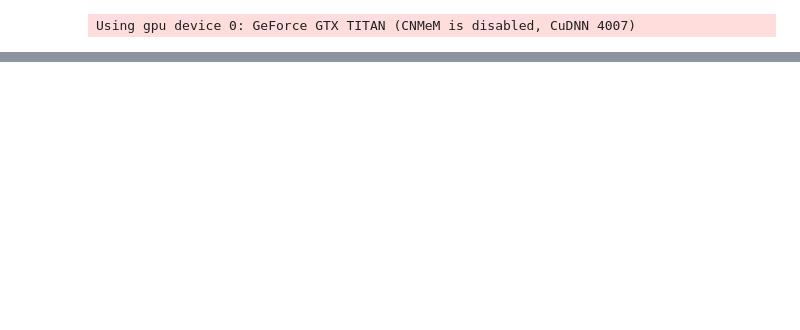
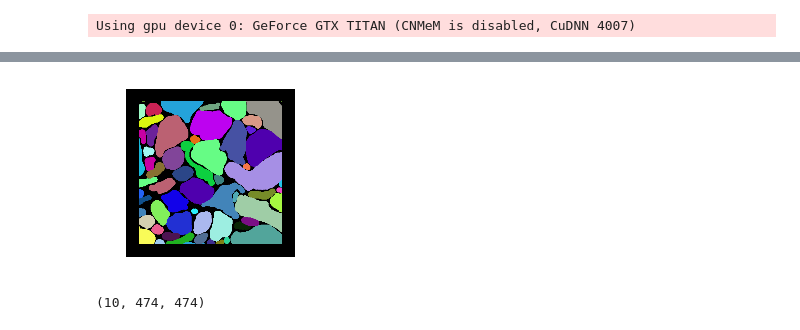
Before and after one commit to VCG/gp, a Jupyter notebook: ipy_test/DOJOFocusedProofreading.ipynb, the cells around one changed output, grey strips where cells are left out. Drawn from its saved outputs; the diff is of its cells as text; code cells hidden in the pictures; blank space fills up the shorter version.

```diff
--- a/ipy_test/DOJOFocusedProofreading.ipynb
+++ b/ipy_test/DOJOFocusedProofreading.ipynb
@@ -18,0 +29,4 @@ image, prob, gold, rhoana, bb = gp.Legacy.read_dojo_data()
+# %%
+gp.Util.view(gold[2])
+# %% [output]
+[figure, added]
@@ -62 +78,5 @@ with h5py.File('/tmp/prob.h5', 'w') as hf:
     hf.create_dataset('volume/predictions', data=p_2channels)
+# %%
+image.shape
+# %% [output]
+(10, 474, 474)
```
Also changed, not shown: parts of 8 cells of this notebook, 13 other files.
